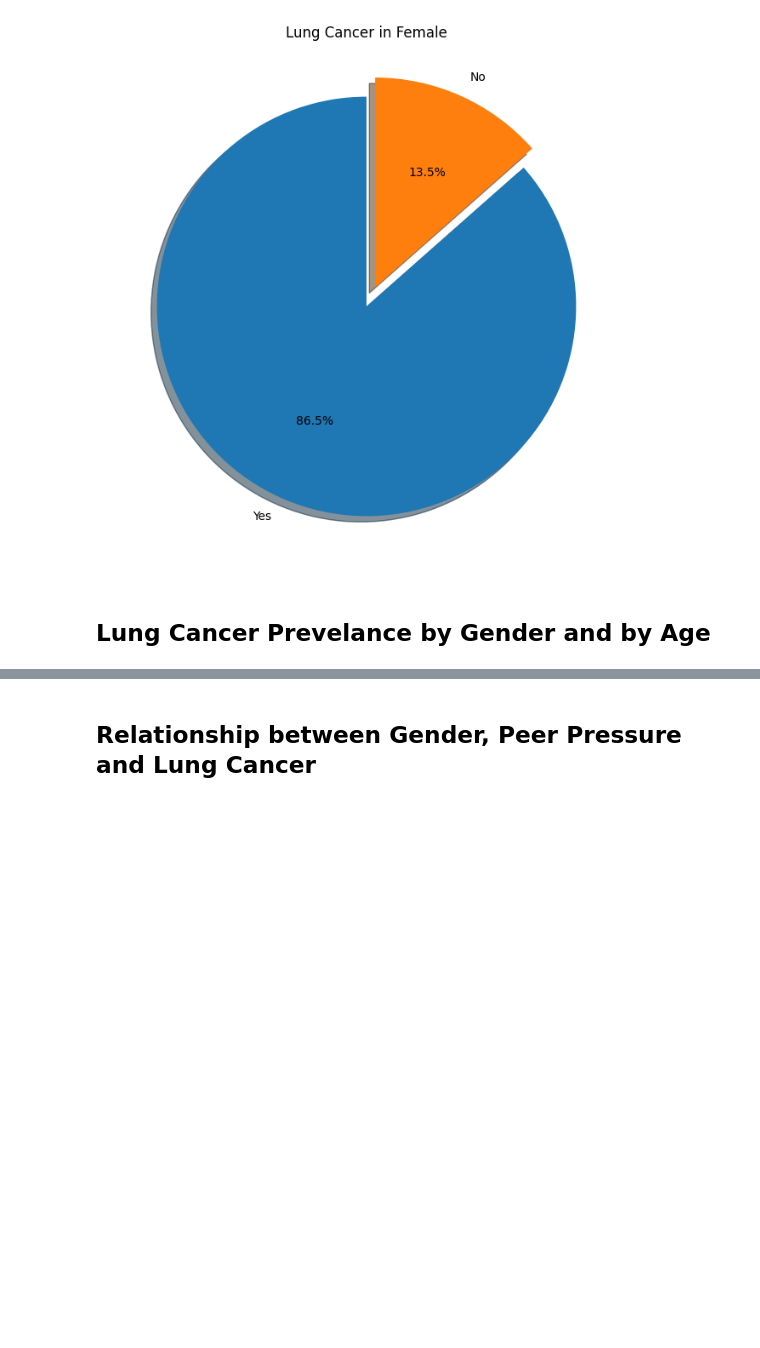
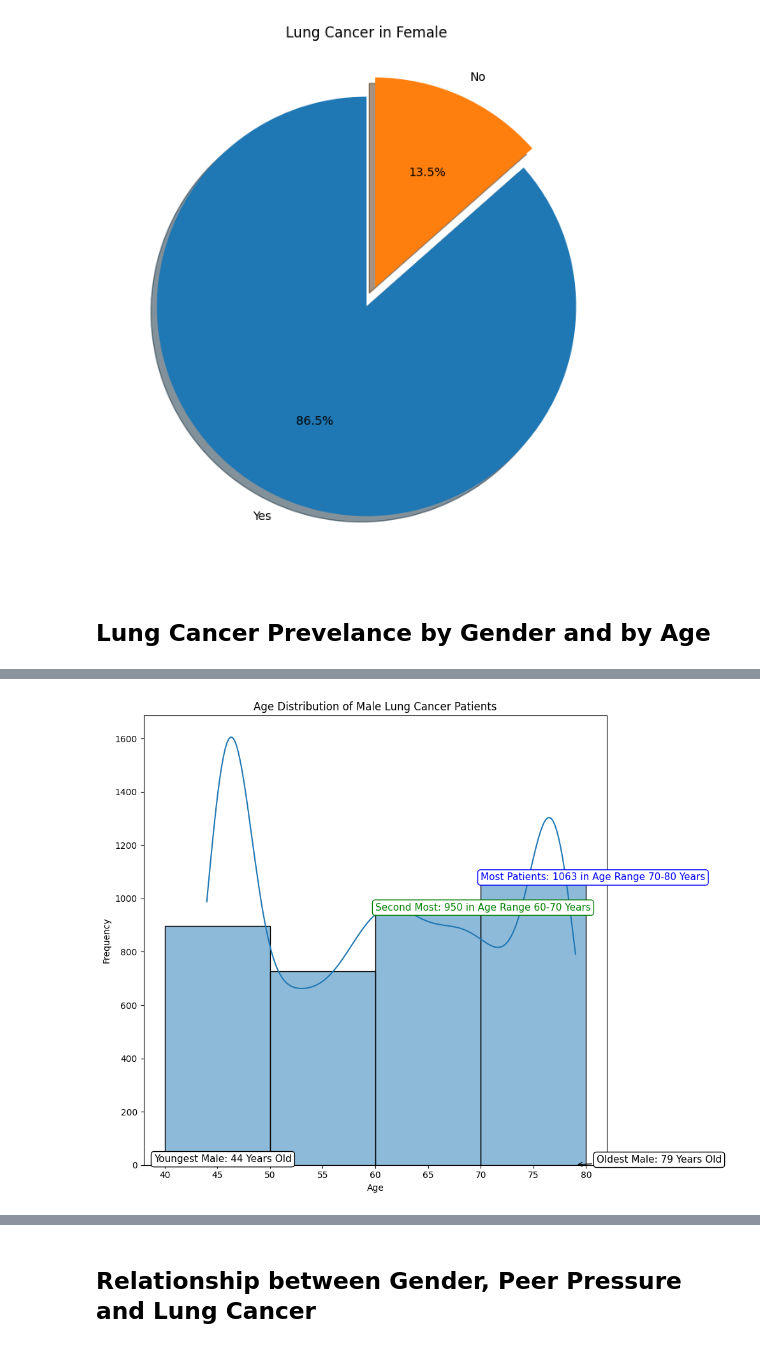
Before and after one commit to mattyapers/DSA312-Lung-Cancer, a Jupyter notebook: LungCancer.ipynb, the cells around one changed output, grey strips where cells are left out. Saved outputs shown, nothing was run; the diff lists cells and outputs as text; code cells hidden in the pictures; blank space fills up the shorter version.

```diff
--- a/LungCancer.ipynb
+++ b/LungCancer.ipynb
@@ -287,3 +288,97 @@ male_lung_cancer_y = df[(df['GENDER'] == 1) & (df['LUNG_CANCER'] == 1)]
 
 # Female Lung Cancer Patients
 female_lung_cancer_y = df[(df['GENDER'] == 0) & (df['LUNG_CANCER'] == 1)]
+# %%
+# Define custom bins for the age ranges, extending to 80 for 70+ group
+bins = [40, 50, 60, 70, 80]  # Set the bin edges, capping at 80 for "70+"
+
+# Create a new column for age groups based on the custom bins
+male_lung_cancer_y['Age Group'] = pd.cut(male_lung_cancer_y['AGE'], bins=bins,
+                                         labels=['40-49', '50-59', '60-69', '70+'],
+                                         right=False)
+
+# Create histogram with custom bins and KDE
+plt.figure(figsize=(10, 8))
+
+# Adjust the binning for the histogram
+hist = sns.histplot(
+    data=male_lung_cancer_y,
+    x='AGE',
+    bins=[40, 50, 60, 70, 80],  # Adjust the bins to include the 70+ group
+    kde=True,
+    alpha=0.5
+)
+
+# Extract the heights of the histogram bars
+counts, bin_edges = np.histogram(male_lung_cancer_y['AGE'], bins=[40, 50, 60, 70, 80])
+
+# Find the bin with the maximum count
+sorted_indices = np.argsort(counts)  # Sort counts to get indices of highest frequencies
+max_bin_idx = sorted_indices[-1]     # Index of the highest bin
+second_max_bin_idx = sorted_indices[-2]  # Index of the second-highest bin
+
+# Get the bin ranges and convert to whole numbers
+max_bin_range = (int(bin_edges[max_bin_idx]), int(bin_edges[max_bin_idx + 1]))
+second_max_bin_range = (int(bin_edges[second_max_bin_idx]), int(bin_edges[second_max_bin_idx + 1]))
+
+# Get the counts for the top two bins
+max_count = counts[max_bin_idx]
+second_max_count = counts[second_max_bin_idx]
+
+# Set plot title and labels
+plt.title('Age Distribution of Male Lung Cancer Patients')
+plt.xlabel('Age')
+plt.ylabel('Frequency')
+
+# Annotate youngest age for males
+plt.annotate(
+    f'Youngest Male: {int(min_male_age)} Years Old',
+    xy=(min_male_age, min_male_age_freq),
+    xytext=(min_male_age - 5, min_male_age_freq + 10),
+    arrowprops=dict(color='black', arrowstyle='->'),
+    fontsize=11,
+    color='black',
+    bbox=dict(facecolor='white', edgecolor='black', boxstyle='round,pad=0.3')
+)
+
+# Annotate oldest age for males
+plt.annotate(
+    f'Oldest Male: {int(max_male_age)} Years Old',
+    xy=(max_male_age, max_male_age_freq),
+    xytext=(max_male_age + 2, max_male_age_freq + 8),
+    arrowprops=dict(color='black', arrowstyle='->'),
+    fontsize=11,
+    color='black',
+    bbox=dict(facecolor='white', edgecolor='black', boxstyle='round,pad=0.3')
+)
+
+# Annotate the bin with the most cancer patients
+plt.annotate(
+    f'Most Patients: {max_count} in Age Range {max_bin_range[0]}-{max_bin_range[1]} Years',
+    xy=((max_bin_range[0] + max_bin_range[1]) / 2, max_count),
+    xytext=(max_bin_range[0], max_count + 5),
+    arrowprops=dict(color='blue', arrowstyle='->'),
+    fontsize=11,
+    color='blue',
+    bbox=dict(facecolor='white', edgecolor='blue', boxstyle='round,pad=0.3')
+)
+
+# Annotate the bin with the second-most cancer patients
+plt.annotate(
+    f'Second Most: {second_max_count} in Age Range {second_max_bin_range[0]}-{second_max_bin_range[1]} Years',
+    xy=((second_max_bin_range[0] + second_max_bin_range[1]) / 2, second_max_count),
+    xytext=(second_max_bin_range[0], second_max_count + 5),
+    arrowprops=dict(color='green', arrowstyle='->'),
+    fontsize=11,
+    color='green',
+    bbox=dict(facecolor='white', edgecolor='green', boxstyle='round,pad=0.3')
+)
+
+# Show the plot
+plt.tight_layout()
+plt.show()
+
+# Print the highest and second highest proportion of lung cancer
+print(f'Highest proportion of Male Lung Cancer: {max_count / len(male_lung_cancer_y) * 100 :.1f}%')
+print(f'Second Highest proportion of Male Lung Cancer: {second_max_count / len(male_lung_cancer_y) * 100 :.1f}%')
+# %% [output]
@@ -289,0 +398 @@ female_lung_cancer_y = df[(df['GENDER'] == 0) & (df['LUNG_CANCER'] == 1)]
+[figure, added]
```
Also changed, not shown: parts of 8 cells of this notebook.
